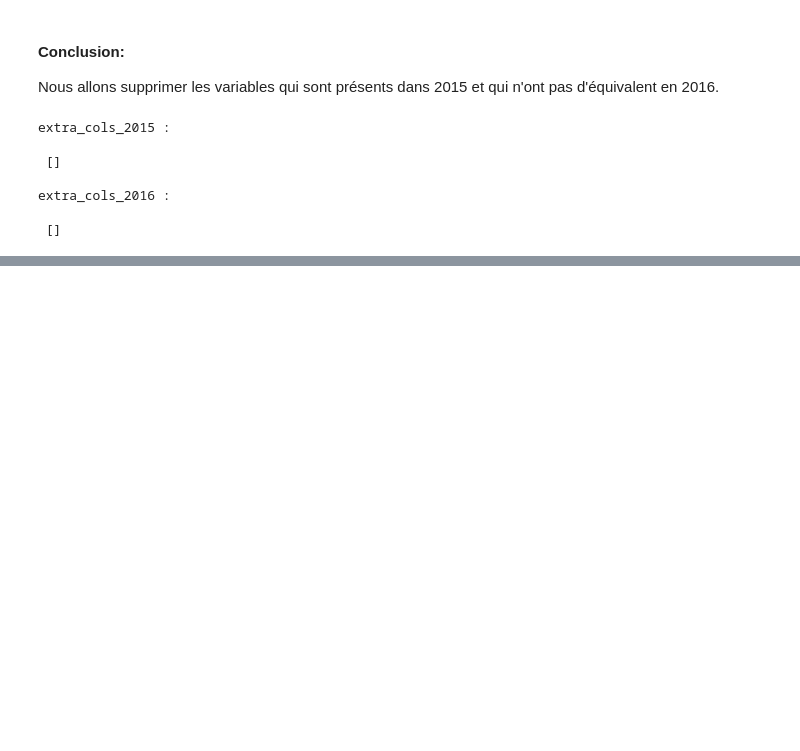
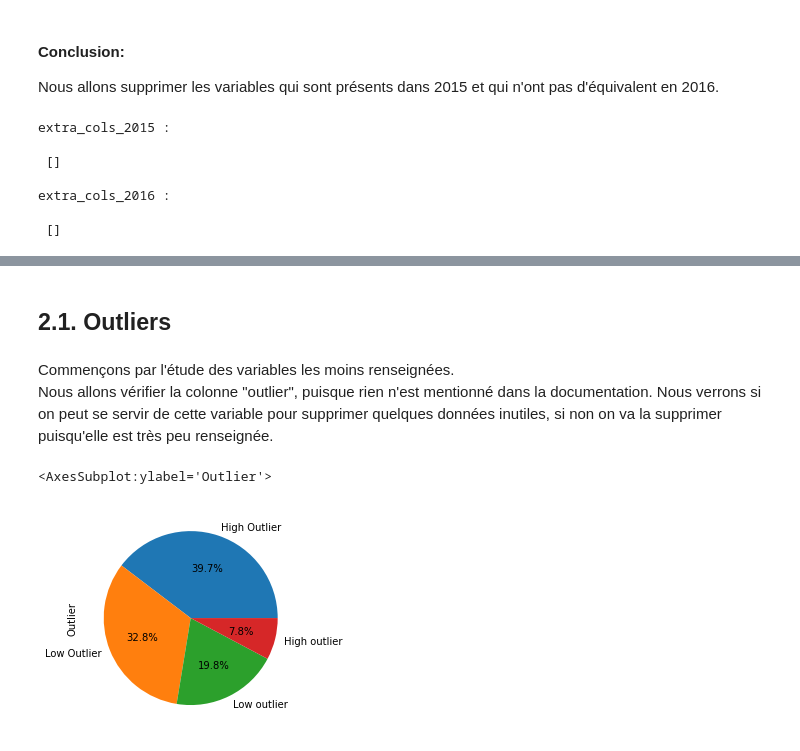
Before and after one commit to Soumaya-kh/seattle-city, a Jupyter notebook: Pélec_01_notebook.ipynb, the cells around one changed output, grey strips where cells are left out. Saved outputs shown, nothing was run; the diff lists cells and outputs as text; code cells hidden in the pictures; blank space fills up the shorter version.

Commit message:
Ajout: - nettoyage des variables - analyse statistique univariée et mutlivariée

```diff
--- a/Pélec_01_notebook.ipynb
+++ b/Pélec_01_notebook.ipynb
@@ -543,0 +565,3 @@ extra_cols_2016 :
+# %%
+all_data = pd.read_csv('data_rebuild.csv')
+all_data.head()
@@ -543,0 +600,10 @@ extra_cols_2016 :
+# %% [markdown]
+## 2.1. Outliers <a class="anchor" id="2.1"></a>
+# %% [markdown]
+Commençons par l'étude des variables les moins renseignées.
+Nous allons vérifier la colonne "outlier", puisque rien n'est mentionné dans la documentation. Nous verrons si on peut se servir de cette variable pour supprimer quelques données inutiles, si non on va la supprimer puisqu'elle est très peu renseignée.
+# %%
+all_data['Outlier'].value_counts(normalize=True).plot.pie(autopct="%1.1f%%")
+# %% [output]
+<AxesSubplot:ylabel='Outlier'>
+[figure, added]
```
Also changed, not shown: parts of 79 cells of this notebook.
